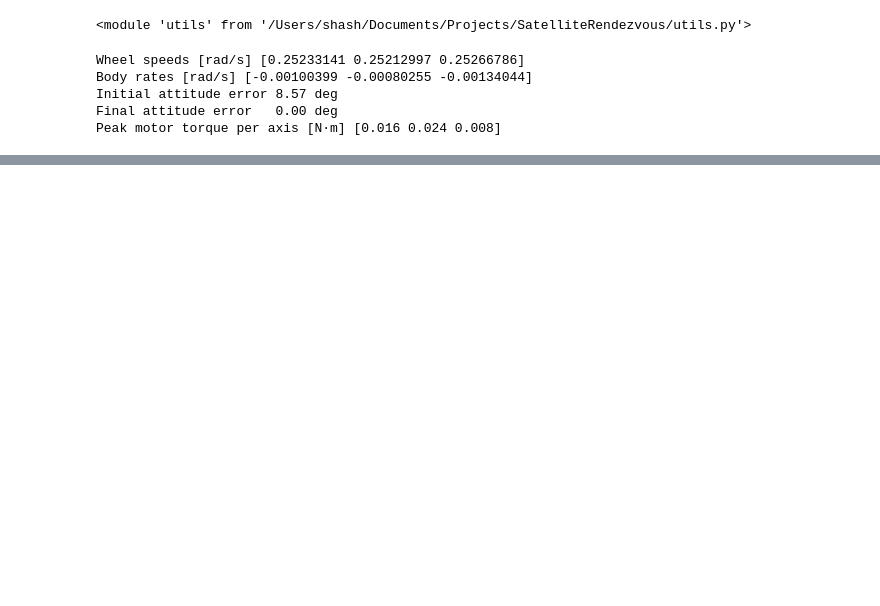
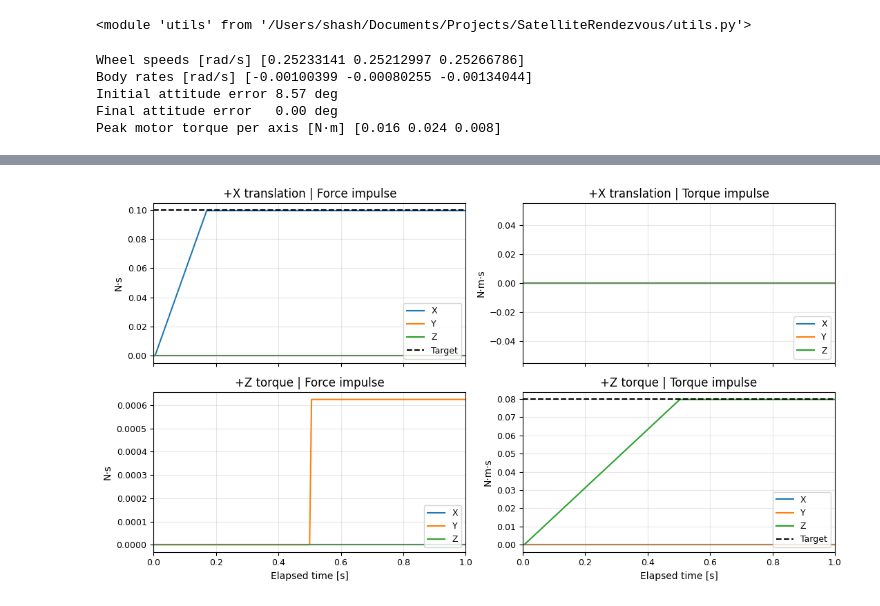
Before and after one commit to shashwath04/autonomous-rendezvous, a Jupyter notebook: 02_actuation_tests.ipynb, the cells around one changed output, grey strips where cells are left out. Drawn from its saved outputs; the diff is of its cells as text; code cells hidden in the pictures; blank space fills up the shorter version.

```diff
--- a/02_actuation_tests.ipynb
+++ b/02_actuation_tests.ipynb
@@ -49,0 +116,20 @@ TypeError: run_orbit() got an unexpected keyword argument 'rcs_wrench_body'
+# %%
+cases = {
+    "+X translation": [0.10, 0, 0, 0, 0, 0],
+    "+Z torque":      [0, 0, 0, 0, 0, 0.08],
+}
+
+for name, wrench in cases.items():
+    result = run_orbit(
+        dt_s=0.003125,
+        duration_s=2.0,
+        rcs_wrench_body=wrench,
+        rcs_pulse_window_s=1.0,
+    )
+    t = result["time_s_chaser"]
+    force_impulse = np.trapezoid(result["rcs_force_body_n"], t, axis=0)
+    torque_impulse = np.trapezoid(result["rcs_torque_body_nm"], t, axis=0)
+
+    print(name)
+    print("  Force impulse  [N·s]  ", force_impulse)
+    print("  Torque impulse [N·m·s]", torque_impulse)
@@ -49,0 +143,59 @@ TypeError: run_orbit() got an unexpected keyword argument 'rcs_wrench_body'
+# %%
+def cumulative_impulse(values, time_s):
+    interval_area = (
+        0.5 * (values[:-1] + values[1:]) * np.diff(time_s)[:, None]
+    )
+    return np.vstack((np.zeros((1, 3)), np.cumsum(interval_area, axis=0)))
+
+
+pulse_window_s = 1.0
+cases = [
+    ("+X translation", [0.10, 0, 0, 0, 0, 0]),
+    ("+Z torque", [0, 0, 0, 0, 0, 0.08]),
+]
+
+fig, axes = plt.subplots(2, 2, figsize=(11, 6), sharex=True)
+
+for row, (name, wrench) in enumerate(cases):
+    result = run_orbit(
+        dt_s=0.003125,
+        duration_s=2.0,
+        rcs_wrench_body=wrench,
+        rcs_pulse_window_s=pulse_window_s,
+    )
+
+    t = result["time_s_chaser"]
+    force_impulse = cumulative_impulse(result["rcs_force_body_n"], t)
+    torque_impulse = cumulative_impulse(result["rcs_torque_body_nm"], t)
+
+    for ax, history, target, title, units in (
+        (axes[row, 0], force_impulse, wrench[:3], "Force impulse", "N·s"),
+        (axes[row, 1], torque_impulse, wrench[3:], "Torque impulse", "N·m·s"),
+    ):
+        for i, axis in enumerate("XYZ"):
+            ax.plot(t, history[:, i], label=axis)
+
+        ax.axhline(0, color="gray", linewidth=0.8)
+        for value in target:
+            if value != 0:
+                ax.axhline(
+                    value * pulse_window_s, color="black",
+                    linestyle="--", label="Target",
+                )
+
+        ax.set_title(f"{name} | {title}")
+        ax.set_ylabel(units)
+        ax.grid(alpha=0.3)
+        ax.legend()
+
+    print(name)
+    print("  Final force impulse  [N·s]  ", force_impulse[-1])
+    print("  Final torque impulse [N·m·s]", torque_impulse[-1])
+
+for ax in axes[-1]:
+    ax.set_xlabel("Elapsed time [s]")
+
+axes[-1, 0].set_xlim(0, 1.0)
+fig.tight_layout()
+plt.show()
+# %% [output]
@@ -49,0 +208 @@ TypeError: run_orbit() got an unexpected keyword argument 'rcs_wrench_body'
+[figure, added]
```
Also changed, not shown: parts of 5 cells of this notebook, 2 other files.
